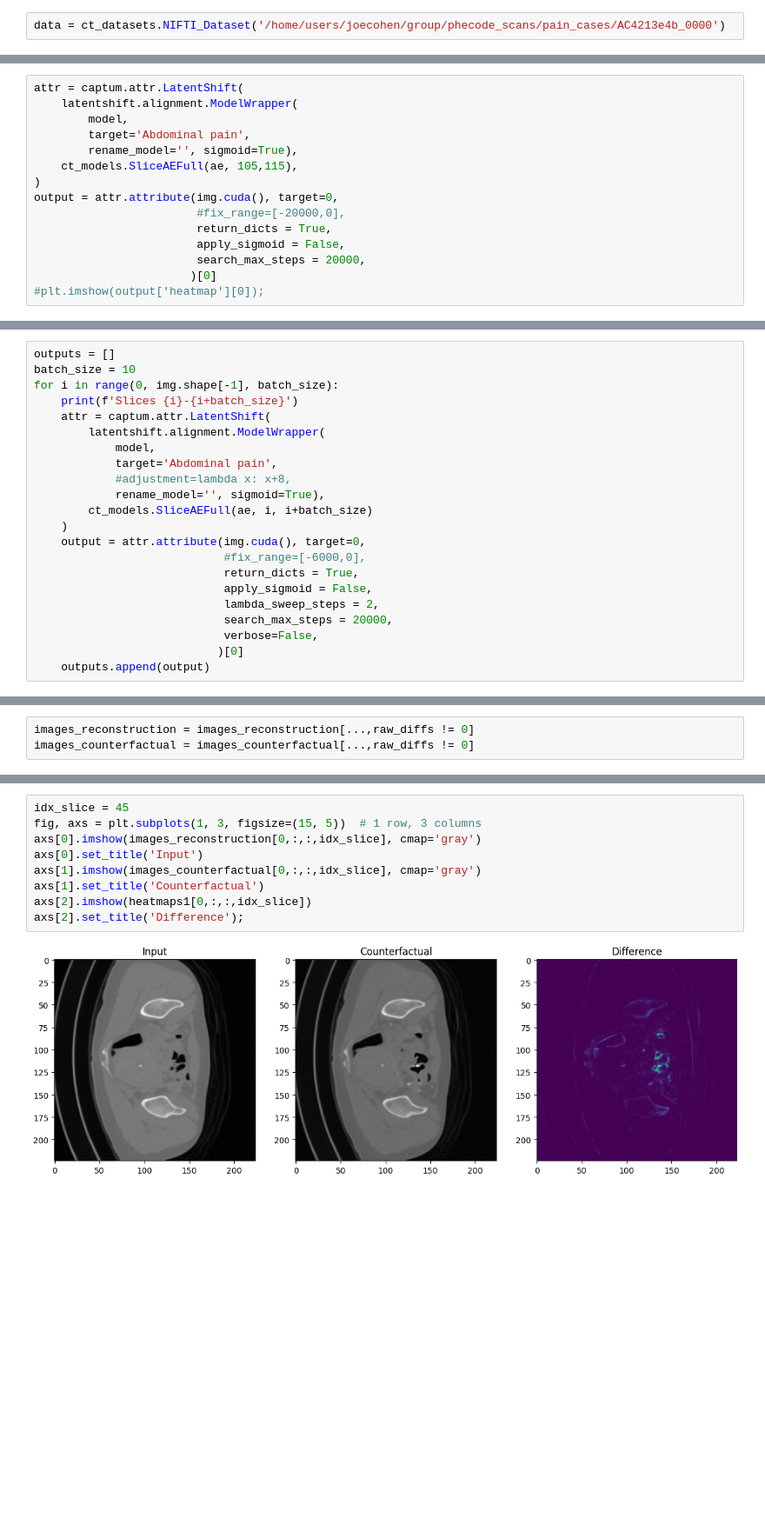
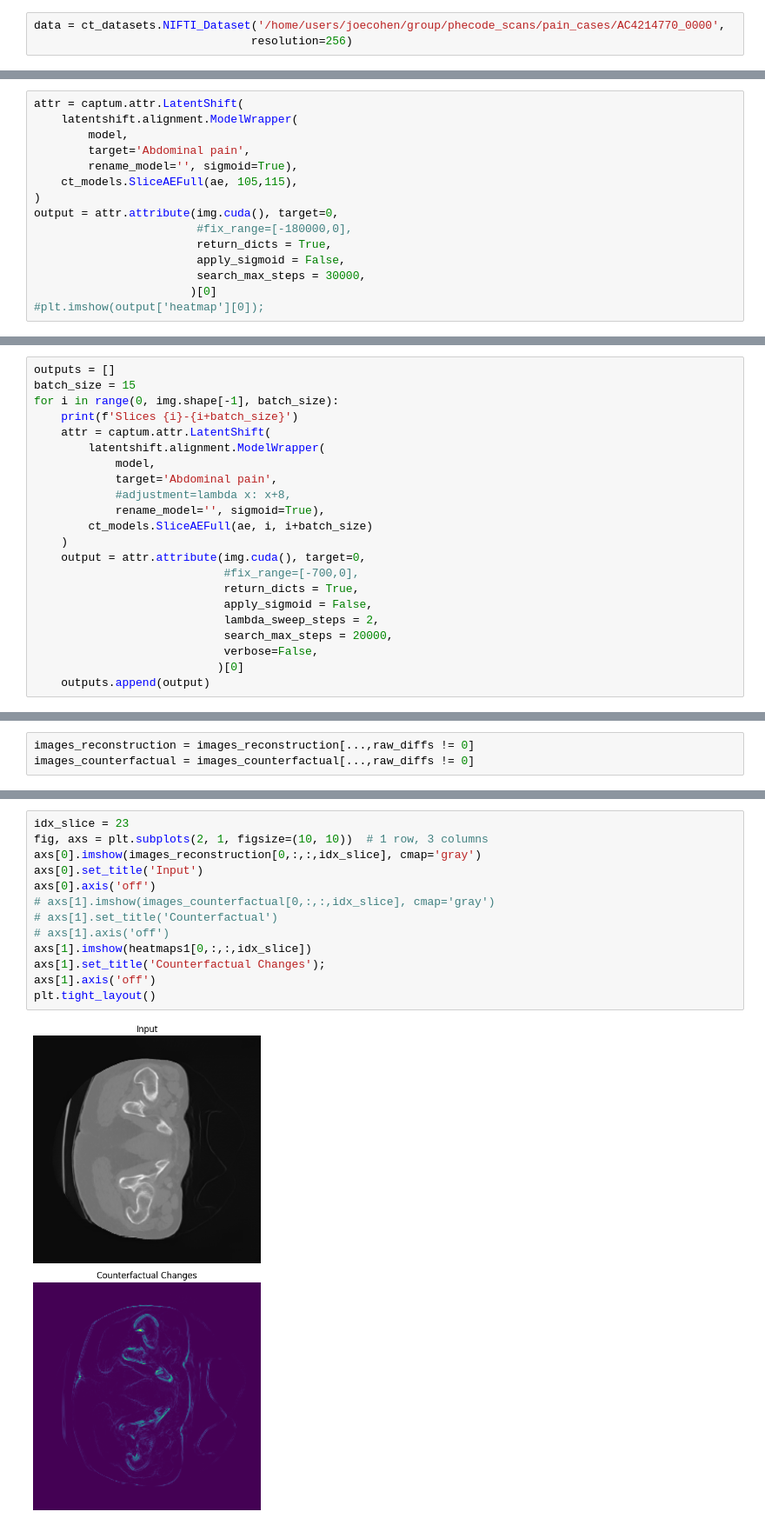
Before and after one commit to ieee8023/ct-counterfactuals, a Jupyter notebook: explain-abdominal-pain.ipynb, the cells around one changed output, grey strips where cells are left out. Shown at 87% size. Cells and saved outputs as stored; diff of their text form; blank space fills up the shorter version.

```diff
--- a/explain-abdominal-pain.ipynb
+++ b/explain-abdominal-pain.ipynb
@@ -43,7 +44,8 @@ AC423d550_0000.nii.gz  AC4240711_0000.nii.gz  AC424343e_0000.nii.gz
 AC423efff_0000.nii.gz  AC42409a7_0000.nii.gz  isolated_scans.zip
 AC4240174_0000.nii.gz  AC4240d86_0000.nii.gz  __MACOSX
 # %%
-data = ct_datasets.NIFTI_Dataset('/home/users/joecohen/group/phecode_scans/pain_cases/AC4213e4b_0000')
+data = ct_datasets.NIFTI_Dataset('/home/users/joecohen/group/phecode_scans/pain_cases/AC4214770_0000',
+                                resolution=256)
 # %%
 img = data[0]['image'][None,...]
 img.shape
@@ -89,10 +91,10 @@ attr = captum.attr.LatentShift(
     ct_models.SliceAEFull(ae, 105,115),
 )
 output = attr.attribute(img.cuda(), target=0,
-                        #fix_range=[-20000,0],
+                        #fix_range=[-180000,0],
                         return_dicts = True,
                         apply_sigmoid = False,
-                        search_max_steps = 20000,
+                        search_max_steps = 30000,
                        )[0]
 #plt.imshow(output['heatmap'][0]);
 # %% [output]
@@ -164,7 +166,7 @@ frame=   20 fps=0.0 q=-1.0 Lsize=      27kB time=00:00:00.76 bitrate= 293.3kbits
 [interactive output not drawn]
 # %%
 outputs = []
-batch_size = 10
+batch_size = 15
 for i in range(0, img.shape[-1], batch_size):
     print(f'Slices {i}-{i+batch_size}')
     attr = captum.attr.LatentShift(
@@ -176,7 +178,7 @@ for i in range(0, img.shape[-1], batch_size):
         ct_models.SliceAEFull(ae, i, i+batch_size)
     )
     output = attr.attribute(img.cuda(), target=0,
-                            #fix_range=[-6000,0],
+                            #fix_range=[-700,0],
                             return_dicts = True,
                             apply_sigmoid = False,
                             lambda_sweep_steps = 2,
@@ -241,12 +275,16 @@ np.argmax(diffs)
 # %%
-idx_slice = 45
-fig, axs = plt.subplots(1, 3, figsize=(15, 5))  # 1 row, 3 columns
+idx_slice = 23
+fig, axs = plt.subplots(2, 1, figsize=(10, 10))  # 1 row, 3 columns
 axs[0].imshow(images_reconstruction[0,:,:,idx_slice], cmap='gray')
 axs[0].set_title('Input')
-axs[1].imshow(images_counterfactual[0,:,:,idx_slice], cmap='gray')
-axs[1].set_title('Counterfactual')
-axs[2].imshow(heatmaps1[0,:,:,idx_slice])
-axs[2].set_title('Difference');
+axs[0].axis('off')
+# axs[1].imshow(images_counterfactual[0,:,:,idx_slice], cmap='gray')
+# axs[1].set_title('Counterfactual')
+# axs[1].axis('off')
+axs[1].imshow(heatmaps1[0,:,:,idx_slice])
+axs[1].set_title('Counterfactual Changes');
+axs[1].axis('off')
+plt.tight_layout()
 # %% [output]
-[figure, old version]
+[figure, new version]
 # %%
```
Also changed, not shown: parts of 25 cells of this notebook, 3 other files.
